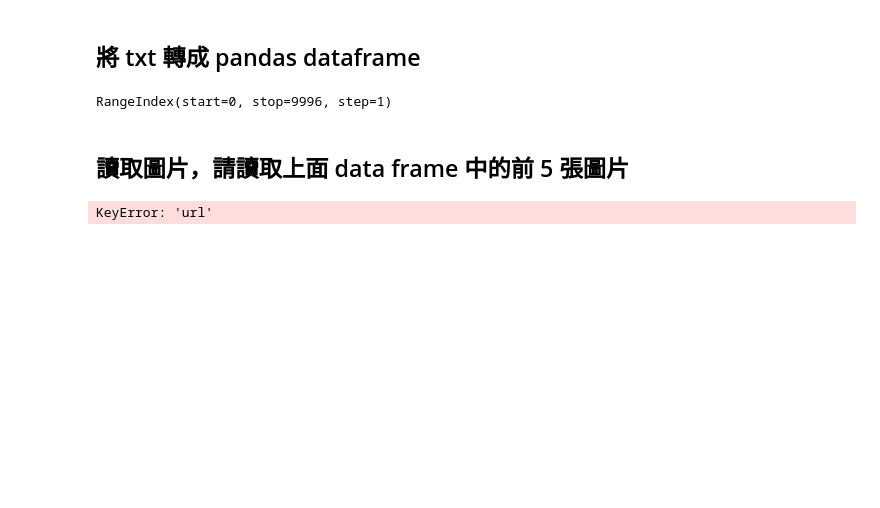
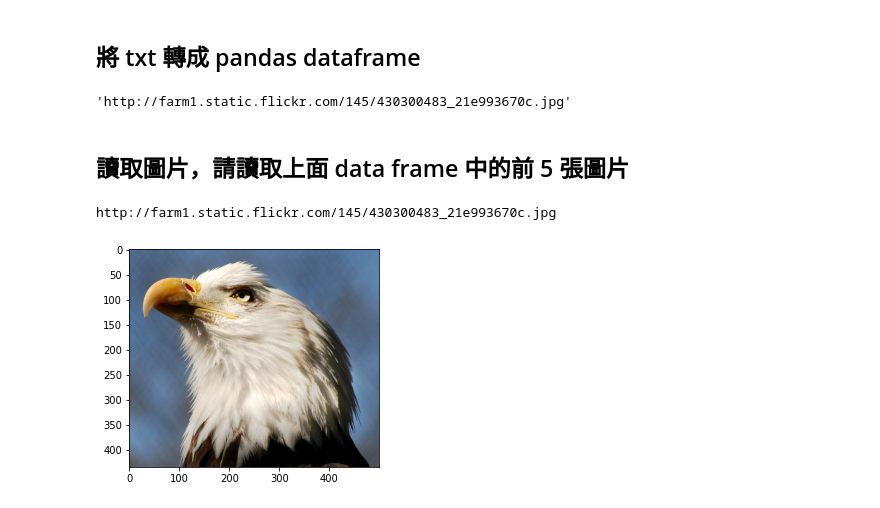
Before and after one commit to vockalimo/ML100Days, a Jupyter notebook: day_005_hw/Day_005-2_HW.ipynb, the cells around one changed output. Cells and saved outputs as stored; diff of their text form; code cells hidden in the pictures; blank space fills up the shorter version.

```diff
--- a/day_005_hw/Day_005-2_HW.ipynb
+++ b/day_005_hw/Day_005-2_HW.ipynb
@@ -19,9 +19,13 @@
 target_url = "https://raw.githubusercontent.com/vashineyu/slides_and_others/master/tutorial/examples/imagenet_urls_examples.txt"
 # %%
 import requests
-response = requests.get(target_url)
-data = response.text
-
+try:
+    response = requests.get(target_url)
+    data = response.text
+except:
+    print("URL is not availiavle")
+else:
+    print(" loading data sucessfully")
 # 用 request 傳送回來的資料不會認得斷行符號
 print(len(data))
 data = data.replace('\t', ',')
@@ -48,42 +52,43 @@ import pandas as pd
 import io
 
 
-df = pd.DataFrame(data,)
+df = pd.DataFrame(data)
 
 df2 = df[0].str.split(",",1,True)
 df2.columns = ['id', 'url']
 df2.set_axis(['id', 'url'], axis='columns', inplace=True)
-df2.set_index(['id', 'url'], inplace=True)
+#df2.set_index(['id', 'url'])
 #df2.set_index('id', inplace=True)
 #df2.set_index('url', inplace=True)
 #print(df2.iloc['url'])
-#df2.iloc[0]
-df2.index
+df2.loc[0][1]
+
 #df2.shape
 #df2.loc['id', 'url']
 # %% [output]
-RangeIndex(start=0, stop=9996, step=1)
+'http://farm1.static.flickr.com/145/430300483_21e993670c.jpg'
 # %% [markdown]
 ## 讀取圖片，請讀取上面 data frame 中的前 5 張圖片
 # %%
 from PIL import Image
 from io import BytesIO
 import numpy as np
 import matplotlib.pyplot as plt
 
 # 請用 df.loc[...] 得到第一筆資料的連結
-first_link = df2.loc['url'][1]
+first_link = df2.loc[0]['url']
 
 print(first_link)
 response = requests.get(first_link)
 img = Image.open(BytesIO(response.content))
 
 # Convert img to numpy array
 
 plt.imshow(img)
 plt.show()
 # %% [output]
-KeyError: 'url'
+http://farm1.static.flickr.com/145/430300483_21e993670c.jpg
+[figure, added]
 # %%
 def img2arr_fromURLs(url_list, resize = False):
     """
```
Also changed, not shown: parts of 4 cells of this notebook, 1 other file.
